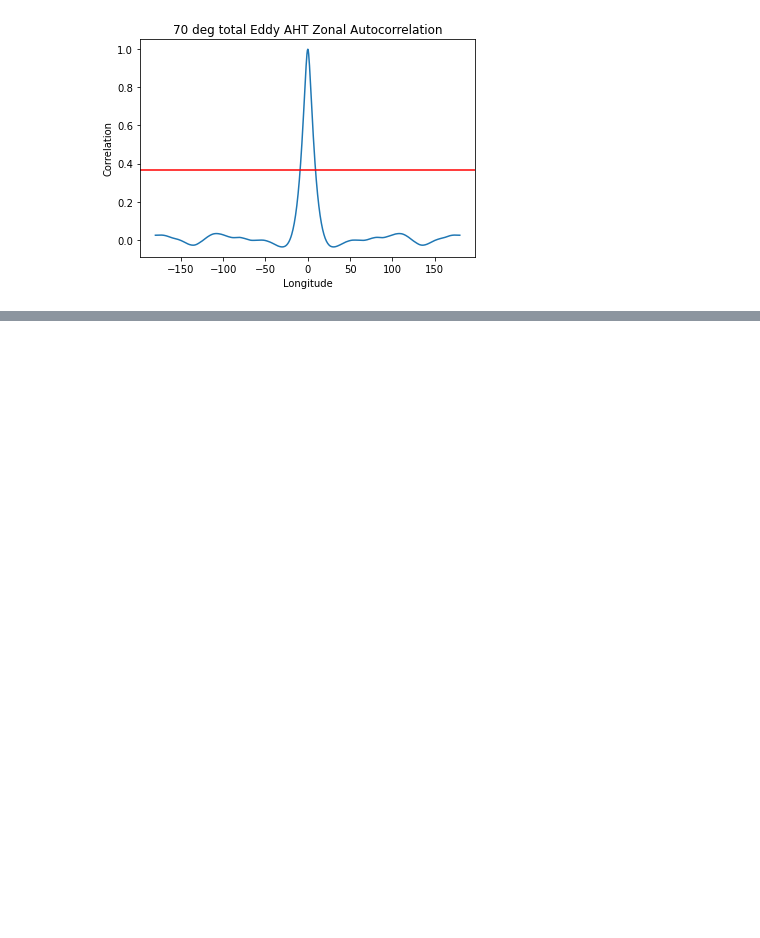
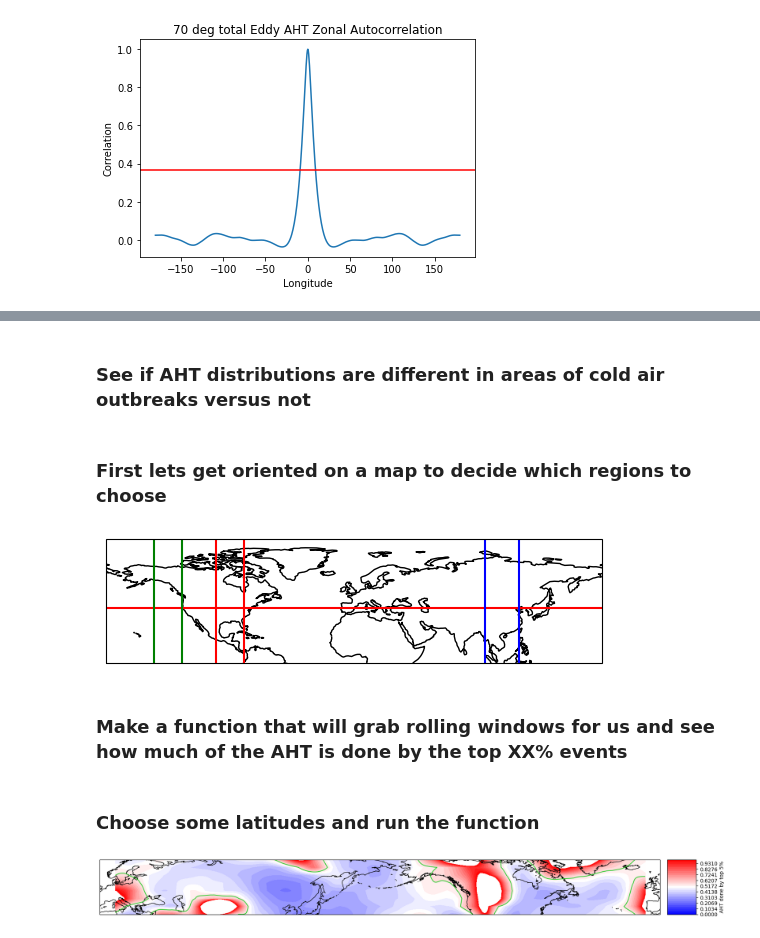
Before and after one commit to tylersc/ERA5_aht, a Jupyter notebook: AHT_distributions.ipynb, the cells around one changed output, grey strips where cells are left out. Cells and saved outputs as stored; diff of their text form; code cells hidden in the pictures; blank space fills up the shorter version.

Commit message:
Added some possible paper plots

```diff
--- a/AHT_distributions.ipynb
+++ b/AHT_distributions.ipynb
@@ -373,0 +314,27 @@ plt.title('70 deg N Moist AHT Histograms')
+# %% [markdown]
+### See if AHT distributions are different in areas of cold air outbreaks versus not
+# %% [markdown]
+### First lets get oriented on a map to decide which regions to choose
+# %%
+ax = plt.axes(projection=ccrs.PlateCarree())
+ax.coastlines()
+
+ax.set_ylim([0, 90])
+ax.set_xlim([-180, 180])
+
+plt.axhline(40, color='r')
+
+plt.axvline(lons[190], color='b')
+plt.axvline(lons[240], color='b')
+
+plt.axvline(lons[430]-360, color='g')
+plt.axvline(lons[470]-360, color='g')
+
+plt.axvline(lons[520]-360, color='r')
+plt.axvline(lons[560]-360, color='r')
+
+plt.show()
+# %% [output]
+[figure, added]
+# %% [markdown]
+### Make a function that will grab rolling windows for us and see how much of the AHT is done by the top XX% events
@@ -373,0 +373,2 @@ plt.title('70 deg N Moist AHT Histograms')
+# %% [markdown]
+### Choose some latitudes and run the function
@@ -373,0 +382,25 @@ plt.title('70 deg N Moist AHT Histograms')
+# %%
+fig=plt.figure(figsize=(20,30))
+
+ax = plt.axes(projection=ccrs.PlateCarree(central_longitude=180))
+ax.coastlines()
+
+contf = ax.contourf(lons, test_lats, extreme_ratios, levels=np.linspace(0, 1, 30), cmap='bwr', transform=ccrs.PlateCarree())
+ax.contour(lons, test_lats, extreme_ratios, levels=[0.55], colors='limegreen', transform=ccrs.PlateCarree())
+
+#get size and extent of axes:
+axpos = ax.get_position()
+pos_x = axpos.x0+axpos.width + 0.01# + 0.25*axpos.width
+pos_y = axpos.y0
+cax_width = 0.04
+cax_height = axpos.height
+#create new axes where the colorbar should go.
+#it should be next to the original axes and have the same height!
+pos_cax = fig.add_axes([pos_x,pos_y,cax_width,cax_height])
+
+
+plt.colorbar(contf, cax=pos_cax, label='AHT done by top 5%')
+
+plt.show()
+# %% [output]
+[figure, added]
```
Also changed, not shown: parts of 7 cells of this notebook.
